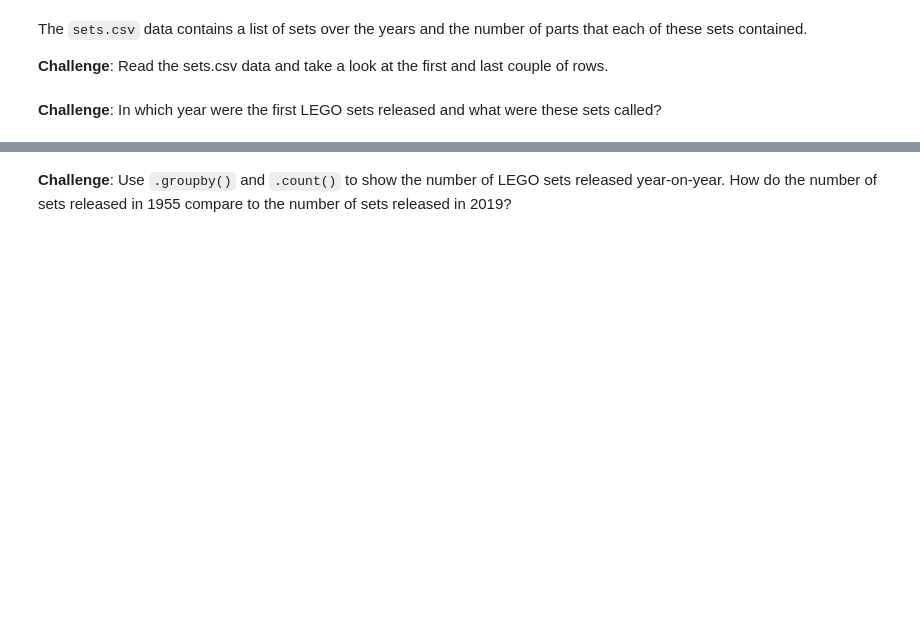
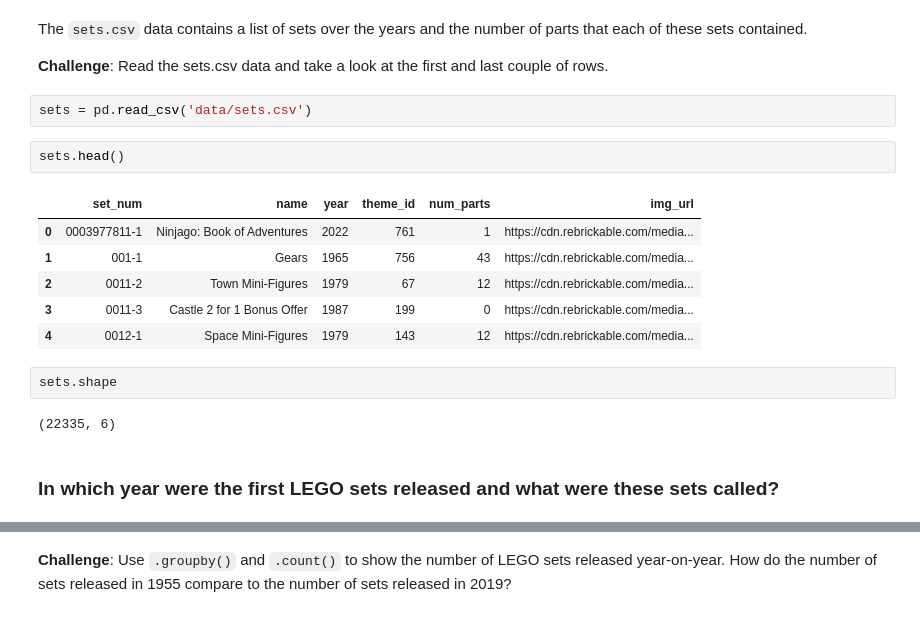
Before and after one commit to M-Awwab-Khan/analyzing-LEGO-dataset, a Jupyter notebook: LEGO-dataset-analysis.ipynb, the cells around one changed output, grey strips where cells are left out. Saved outputs shown, nothing was run; the diff lists cells and outputs as text; blank space fills up the shorter version.

```diff
--- a/LEGO-dataset-analysis.ipynb
+++ b/LEGO-dataset-analysis.ipynb
@@ -79,5 +79,20 @@ A lego set is a particular box of LEGO or product. Therefore, a single theme typ
 The <code>sets.csv</code> data contains a list of sets over the years and the number of parts that each of these sets contained.
 
 **Challenge**: Read the sets.csv data and take a look at the first and last couple of rows.
+# %%
+sets = pd.read_csv('data/sets.csv')
+# %%
+sets.head()
+# %% [output]
+|  | set_num | name | year | theme_id | num_parts | img_url |
+| 0 | 0003977811-1 | Ninjago: Book of Adventures | 2022 | 761 | 1 | https://cdn.rebrickable.com/media... |
+| 1 | 001-1 | Gears | 1965 | 756 | 43 | https://cdn.rebrickable.com/media... |
+| 2 | 0011-2 | Town Mini-Figures | 1979 | 67 | 12 | https://cdn.rebrickable.com/media... |
+| 3 | 0011-3 | Castle 2 for 1 Bonus Offer | 1987 | 199 | 0 | https://cdn.rebrickable.com/media... |
+| 4 | 0012-1 | Space Mini-Figures | 1979 | 143 | 12 | https://cdn.rebrickable.com/media... |
+# %%
+sets.shape
+# %% [output]
+(22335, 6)
 # %% [markdown]
-**Challenge**: In which year were the first LEGO sets released and what were these sets called?
+### In which year were the first LEGO sets released and what were these sets called?
```
Also changed, not shown: parts of 10 cells of this notebook.
